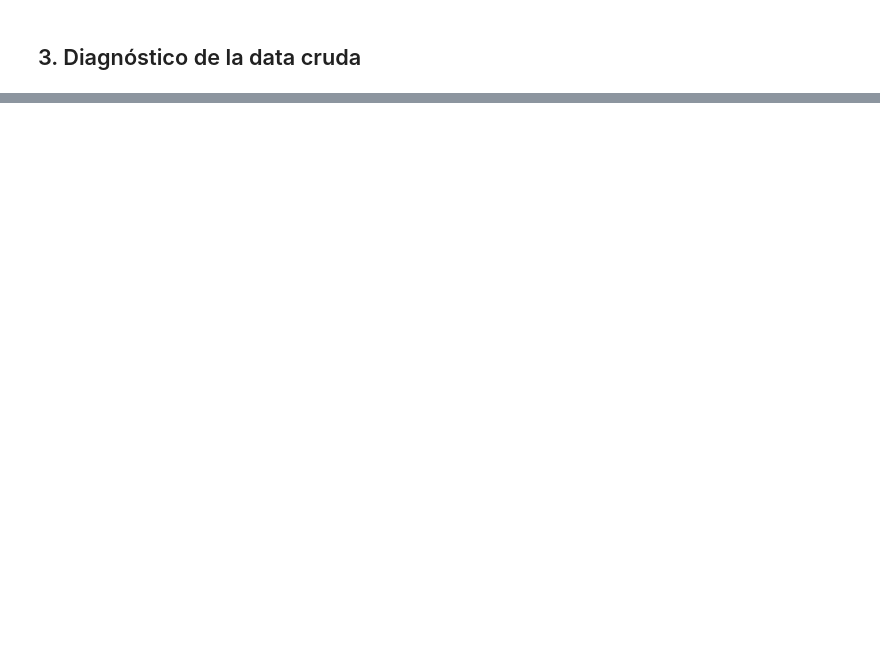
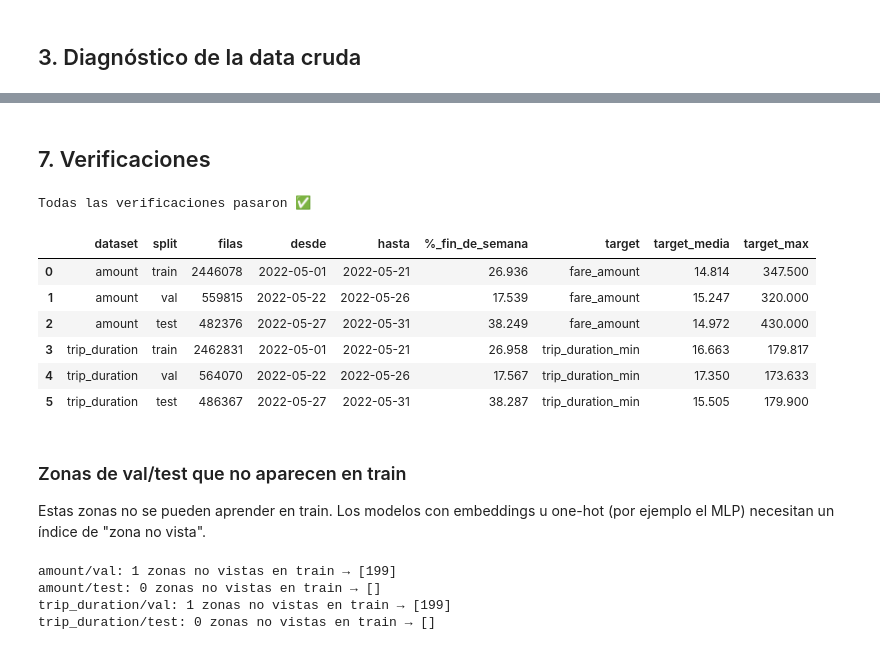
Before and after one commit to frankfloresg-primeUNI/AnyoneAI_Proyect, a Jupyter notebook: notebooks/01_limpieza_preprocesamiento.ipynb, the cells around one changed output, grey strips where cells are left out. Saved outputs shown, nothing was run; the diff lists cells and outputs as text; code cells hidden in the pictures; blank space fills up the shorter version.

Commit message:
Limpieza v2: reglas acordadas, datasets amount y trip_duration en parquet

```diff
--- a/notebooks/01_limpieza_preprocesamiento.ipynb
+++ b/notebooks/01_limpieza_preprocesamiento.ipynb
@@ -393,9 +131,0 @@ Predecir la **mediana de train** para cada target. Cualquier modelo debe tener u
-# %%
-baseline = {}
-for target in COLUMNAS_TARGET:
-    mediana_train = final["train"][target].median()
-    baseline[target] = {
-        "mediana_train": mediana_train,
-        **{f"MAE_{s}": (final[s][target] - mediana_train).abs().mean() for s in ["val", "test"]},
-    }
-pd.DataFrame(baseline).T
@@ -454,0 +348,64 @@ y_dur  = train["trip_duration_min"]    # minutos
+# %% [markdown]
+## 7. Verificaciones
+# %%
+for dataset, partes in final.items():
+    for split, datos in partes.items():
+        nombre = f"{dataset}/{split}"
+        assert list(datos.columns) == COLUMNAS[dataset], f"{nombre}: columnas inesperadas"
+        assert datos.isna().sum().sum() == 0, f"{nombre}: tiene nulos"
+        assert datos["trip_distance"].between(DISTANCIA_MIN - 1e-6, DISTANCIA_MAX).all(), f"{nombre}: distancia fuera de regla"
+        if "trip_duration_min" in datos:
+            assert (datos["trip_duration_min"] > DURACION_MIN).all(), f"{nombre}: quedan viajes de <= 1 min"
+            assert (datos["trip_duration_min"] <= DURACION_MAX).all(), f"{nombre}: quedan viajes de > 180 min"
+        if "fare_amount" in datos:
+            assert datos["fare_amount"].between(TARIFA_MIN, TARIFA_MAX).all(), f"{nombre}: tarifa fuera de regla"
+
+    fechas = {s: p["tpep_pickup_datetime"] for s, p in partes.items()}
+    assert fechas["train"].max() < INICIO_VAL <= fechas["val"].min()
+    assert fechas["val"].max() < INICIO_TEST <= fechas["test"].min()
+    assert fechas["test"].max() < FIN_MES
+
+print("Todas las verificaciones pasaron ✅")
+# %% [output]
+Todas las verificaciones pasaron ✅
+# %%
+resumen = []
+for dataset, partes in final.items():
+    target = TARGET[dataset]
+    for split, datos in partes.items():
+        resumen.append({
+            "dataset": dataset,
+            "split": split,
+            "filas": len(datos),
+            "desde": datos["tpep_pickup_datetime"].min().date(),
+            "hasta": datos["tpep_pickup_datetime"].max().date(),
+            "%_fin_de_semana": (datos["pickup_dow"] >= 5).mean() * 100,
+            "target": target,
+            "target_media": datos[target].mean(),
+            "target_max": datos[target].max(),
+        })
+pd.DataFrame(resumen)
+# %% [output]
+|  | dataset | split | filas | desde | hasta | %_fin_de_semana | target | target_media | target_max |
+| 0 | amount | train | 2446078 | 2022-05-01 | 2022-05-21 | 26.936 | fare_amount | 14.814 | 347.500 |
+| 1 | amount | val | 559815 | 2022-05-22 | 2022-05-26 | 17.539 | fare_amount | 15.247 | 320.000 |
+| 2 | amount | test | 482376 | 2022-05-27 | 2022-05-31 | 38.249 | fare_amount | 14.972 | 430.000 |
+| 3 | trip_duration | train | 2462831 | 2022-05-01 | 2022-05-21 | 26.958 | trip_duration_min | 16.663 | 179.817 |
+| 4 | trip_duration | val | 564070 | 2022-05-22 | 2022-05-26 | 17.567 | trip_duration_min | 17.350 | 173.633 |
+| 5 | trip_duration | test | 486367 | 2022-05-27 | 2022-05-31 | 38.287 | trip_duration_min | 15.505 | 179.900 |
+# %% [markdown]
+### Zonas de val/test que no aparecen en train
+
+Estas zonas no se pueden aprender en train. Los modelos con embeddings u one-hot (por ejemplo el MLP) necesitan un índice de "zona no vista".
+# %%
+for dataset, partes in final.items():
+    zonas_train = set(partes["train"]["PULocationID"]) | set(partes["train"]["DOLocationID"])
+    for split in ["val", "test"]:
+        zonas = set(partes[split]["PULocationID"]) | set(partes[split]["DOLocationID"])
+        nuevas = sorted(zonas - zonas_train)
+        print(f"{dataset}/{split}: {len(nuevas)} zonas no vistas en train → {nuevas}")
+# %% [output]
+amount/val: 1 zonas no vistas en train → [199]
+amount/test: 0 zonas no vistas en train → []
+trip_duration/val: 1 zonas no vistas en train → [199]
+trip_duration/test: 0 zonas no vistas en train → []
```
Also changed, not shown: parts of 39 cells of this notebook, 12 other files.
